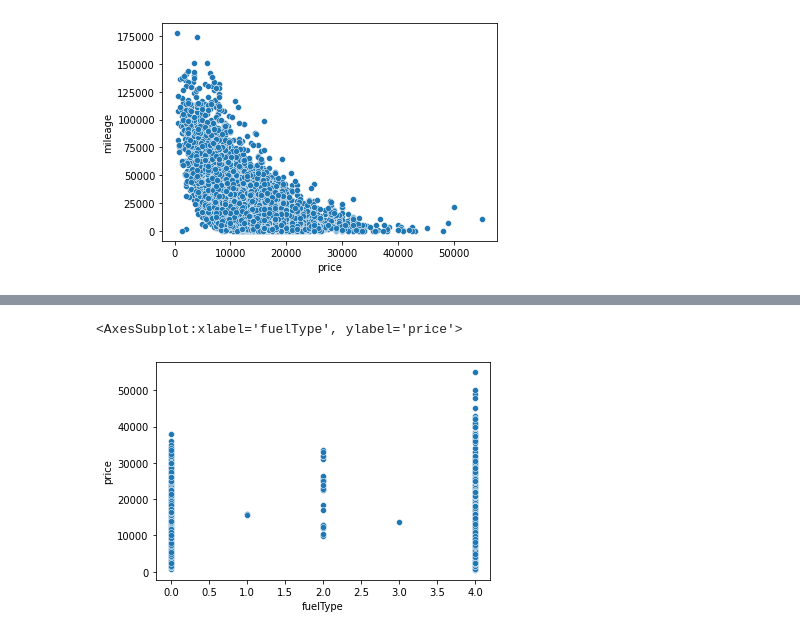
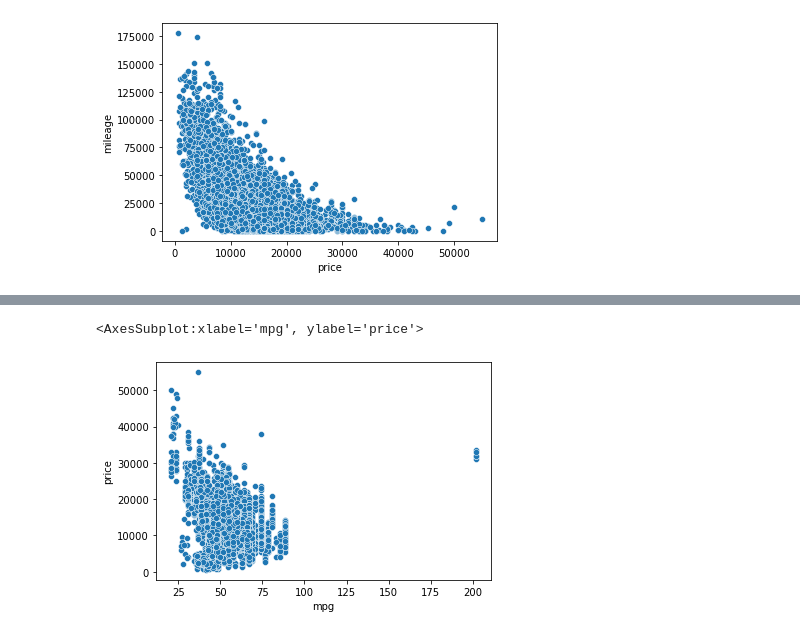
Before and after one commit to LeifAndersenGH/ITCS3162-GROUP-PROJECT, a Jupyter notebook: final_project_visualizations.ipynb, the cells around one changed output, grey strips where cells are left out. Saved outputs shown, nothing was run; the diff lists cells and outputs as text; code cells hidden in the pictures.

```diff
--- a/final_project_visualizations.ipynb
+++ b/final_project_visualizations.ipynb
@@ -73,0 +182,6 @@ df
+# %%
+df['model'] = labelencoder.fit_transform(df['model'])
+# %%
+df['transmission'] = labelencoder.fit_transform(df['transmission'])
+# %%
+df['fuelType'] = labelencoder.fit_transform(df['fuelType'])
@@ -73,0 +194,3 @@ df
+# %%
+# Drop the 2060 ford fiesta
+df = df.drop(17726)
@@ -94,5 +239,5 @@ sns.barplot("engineSize", "price", data = df)
 # %%
-sns.scatterplot("fuelType", "price", data = df)
+sns.scatterplot(x="mpg", y="price", data = df)
 # %% [output]
-<AxesSubplot:xlabel='fuelType', ylabel='price'>
+<AxesSubplot:xlabel='mpg', ylabel='price'>
-[figure, old version]
+[figure, new version]
```
Also changed, not shown: parts of 28 cells of this notebook, 2 other files.
